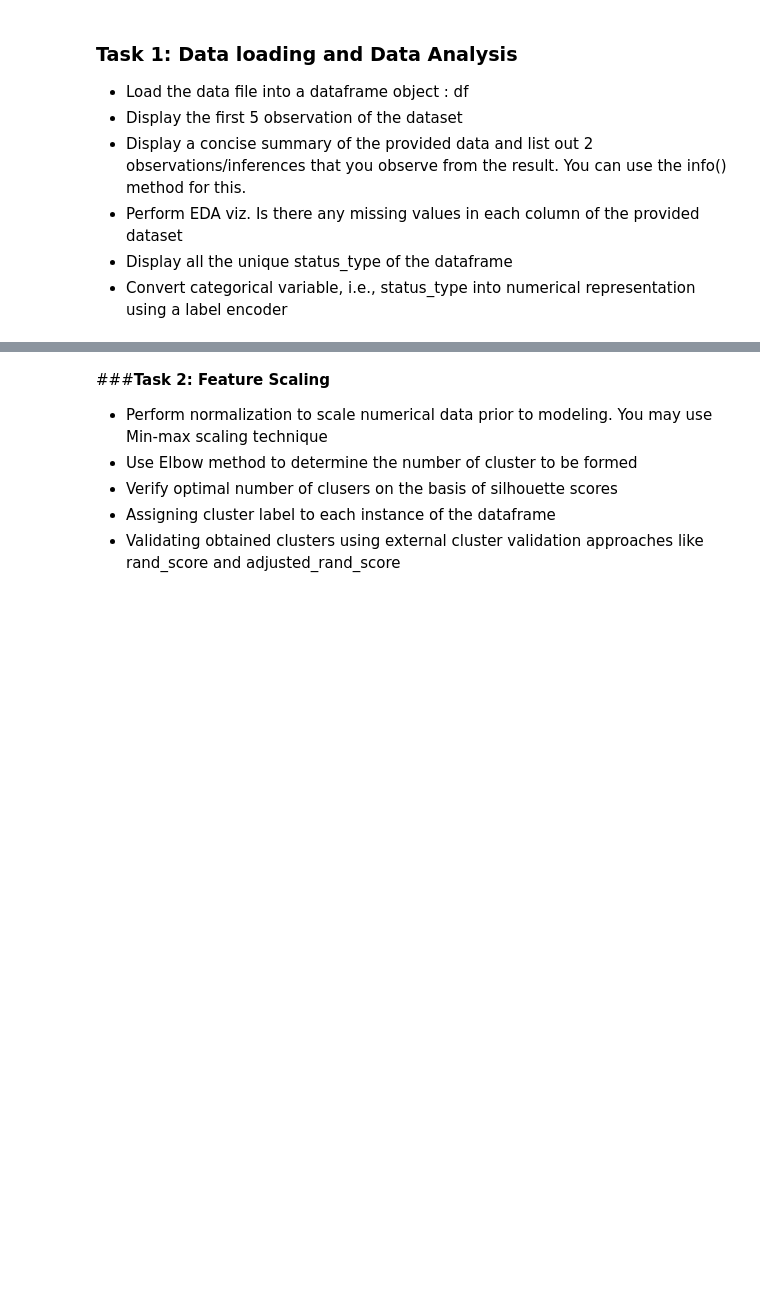
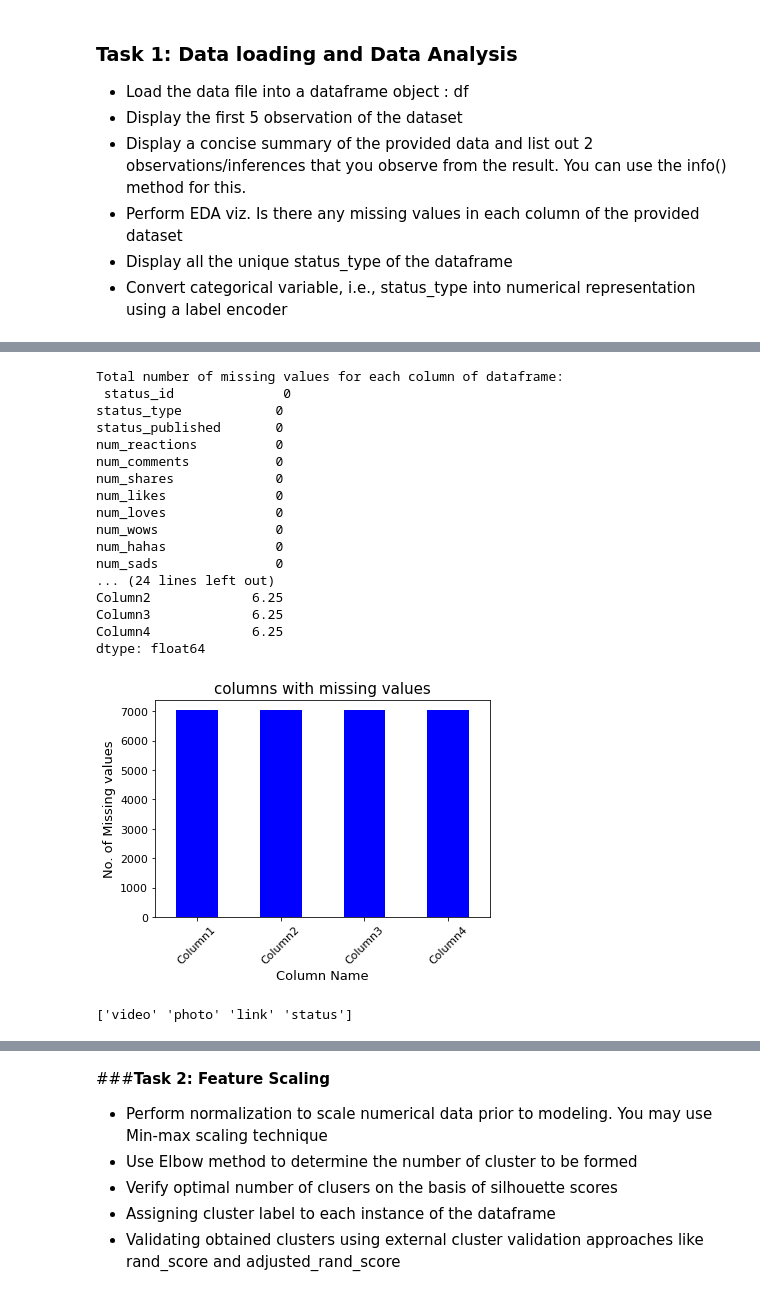
Before and after one commit to lophy95/Unsupervised-Learning, a Jupyter notebook: assignment.ipynb, the cells around one changed output, grey strips where cells are left out. Saved outputs shown, nothing was run; the diff lists cells and outputs as text; code cells hidden in the pictures; blank space fills up the shorter version.

```diff
--- a/assignment.ipynb
+++ b/assignment.ipynb
@@ -37,0 +43,3 @@ As part of the assignment, you will have to accomplish the below tasks.
+# %%
+#Load the data file into a dataframe object : df
+df = pd.read_csv('https://archive.ics.uci.edu/ml/machine-learning-databases/00488/Live_20210128.csv')
@@ -37,0 +133,28 @@ As part of the assignment, you will have to accomplish the below tasks.
+# %%
+missing_values(df)
+column_missingdata(df)
+plot_missingdata(df,'columns with missing values','Column Name','No. of Missing values')
+# %% [output]
+Total number of missing values for each column of dataframe:
+ status_id              0
+status_type            0
+status_published       0
+num_reactions          0
+num_comments           0
+num_shares             0
+num_likes              0
+num_loves              0
+num_wows               0
+num_hahas              0
+num_sads               0
+... (24 lines left out)
+Column2             6.25
+Column3             6.25
+Column4             6.25
+dtype: float64
+[figure, added]
+# %%
+# Display all the unique status_type of the dataframe
+print(df.status_type.unique())
+# %% [output]
+['video' 'photo' 'link' 'status']
```
Also changed, not shown: parts of 27 cells of this notebook.
